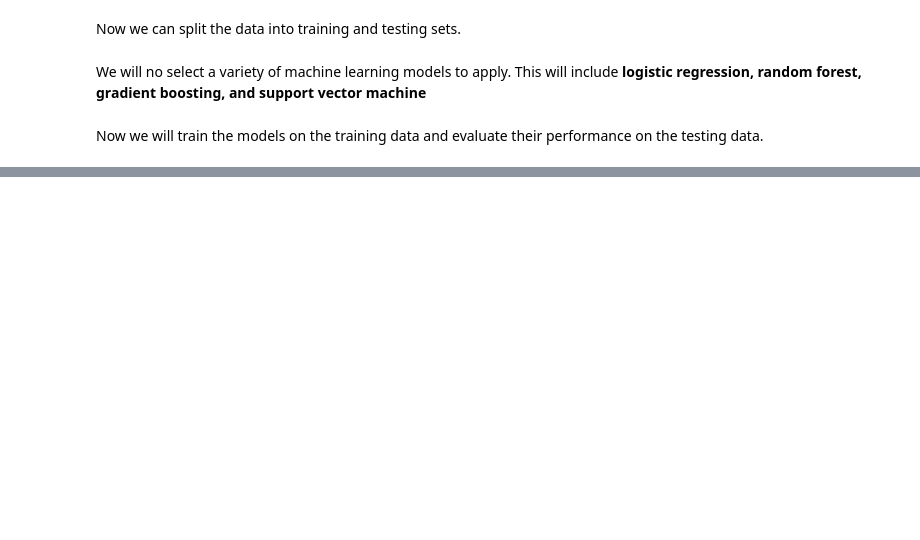
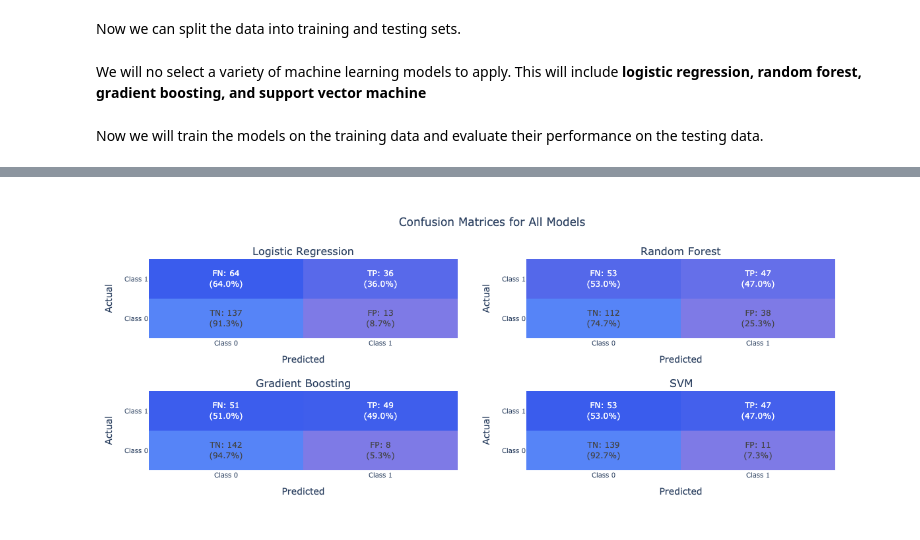
Before and after one commit to vytautas-bunevicius/travel-insurance-classifier, a Jupyter notebook: travel_insurance_analysis.ipynb, the cells around one changed output, grey strips where cells are left out. Saved outputs shown, nothing was run; the diff lists cells and outputs as text; code cells hidden in the pictures; blank space fills up the shorter version.

```diff
--- a/travel_insurance_analysis.ipynb
+++ b/travel_insurance_analysis.ipynb
@@ -737,0 +686,4 @@ EmploymentType         0.021106
+# %%
+Image(filename="images/initial_confusion_matrices.png")
+# %% [output]
+[figure, added]
```
Also changed, not shown: parts of 73 cells of this notebook, 13 other files.
